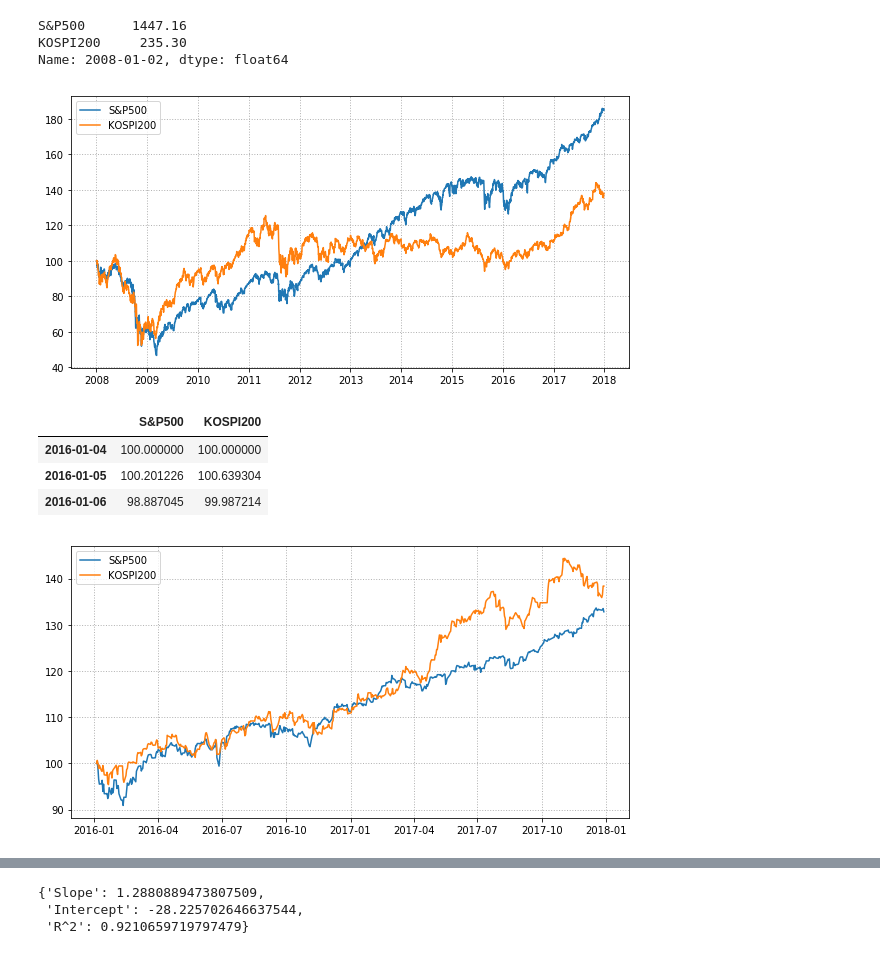
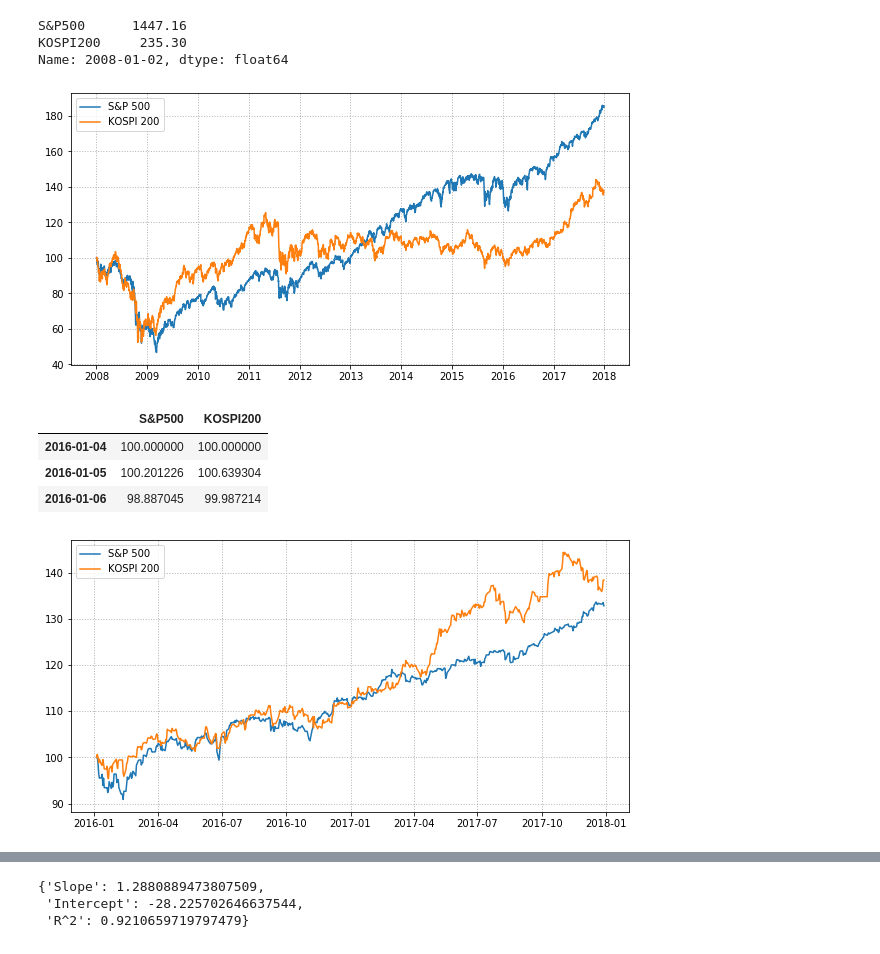
Before and after one commit to finterstellar/recipe, a Jupyter notebook: 07.1. 과거시세 수집.ipynb, the cells around one changed output, grey strips where cells are left out. Saved outputs shown, nothing was run; the diff lists cells and outputs as text; code cells hidden in the pictures.

```diff
--- a/07.1. 과거시세 수집.ipynb
+++ b/07.1. 과거시세 수집.ipynb
@@ -589,6 +585,7 @@ sp500 = index_global(historical_prices, index_cd, '2008-1-1', '2017-12-31')    #
 tmp = {'S&P500':sp500, 'KOSPI200':kospi200}
 # %%
 df = pd.DataFrame(tmp)
+df.sort_index(inplace=True)   # 날짜순으로 정렬하기 위한 코드 추가
 df
 # %% [output]
 |  | S&P500 | KOSPI200 |
@@ -664,10 +651,10 @@ KOSPI200     235.30
 Name: 2008-01-02, dtype: float64
 # %%
 plt.figure(figsize=(10, 5))
-plt.plot(df['S&P500'] / df['S&P500'].loc[dt.date(2008, 1, 2)] * 100)
-plt.plot(df['KOSPI200'] / df['KOSPI200'].loc[dt.date(2008, 1, 2)] * 100)
+plt.plot(df['S&P500'] / df['S&P500'].loc[dt.date(2008, 1, 2)] * 100, label='S&P 500')
+plt.plot(df['KOSPI200'] / df['KOSPI200'].loc[dt.date(2008, 1, 2)] * 100, label='KOSPI 200')
 plt.legend(loc=0)
 plt.grid(True, color='0.7', linestyle=':', linewidth=1)
 # %% [output]
-[figure, old version]
+[figure, new version]
 # %%
@@ -680,12 +667,12 @@ df_ratio_2016_now.head(3)
 | 2016-01-06 | 98.887045 | 99.987214 |
 # %%
 plt.figure(figsize=(10, 5))
-plt.plot(df_ratio_2016_now['S&P500'])
-plt.plot(df_ratio_2016_now['KOSPI200'])
+plt.plot(df_ratio_2016_now['S&P500'], label='S&P 500')
+plt.plot(df_ratio_2016_now['KOSPI200'], label='KOSPI 200')
 plt.legend(loc=0)
 plt.grid(True, color='0.7', linestyle=':', linewidth=1)
 # %% [output]
-[figure, old version]
+[figure, new version]
 # %%
 plt.figure(figsize=(7,7))
 plt.scatter(df_ratio_2016_now['S&P500'], df_ratio_2016_now['KOSPI200'], marker='.')
```
Also changed, not shown: parts of 28 cells of this notebook.
